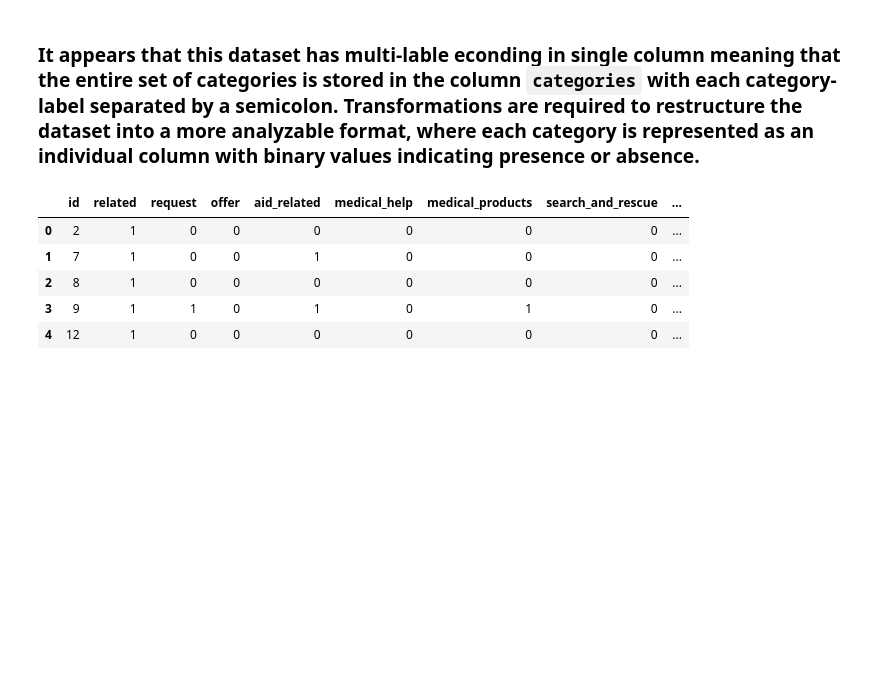
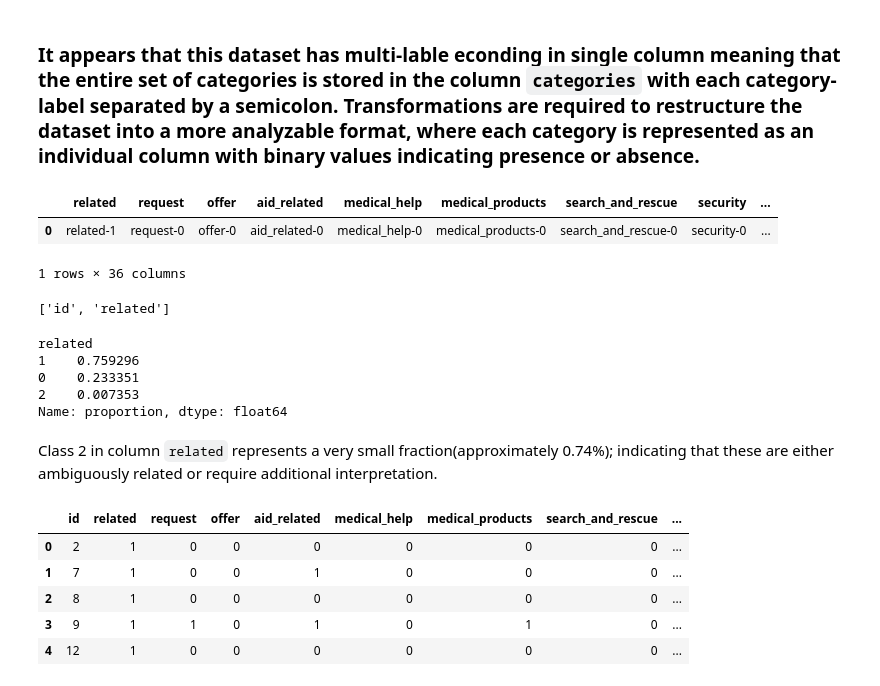
Before and after one commit to mrme77/Disaster-Response-, a Jupyter notebook: ETL Pipeline Preparation.ipynb, the cells around one changed output. Cells and saved outputs as stored; diff of their text form; code cells hidden in the pictures; blank space fills up the shorter version.

```diff
--- a/ETL Pipeline Preparation.ipynb
+++ b/ETL Pipeline Preparation.ipynb
@@ -174,4 +174,16 @@ dtypes: int64(1), object(1)
 memory usage: 410.2+ KB
 # %% [markdown]
 ### It appears that this dataset has multi-lable econding in single column meaning that the entire set of categories is stored in the column `categories` with each category-label separated by a semicolon. Transformations are required to restructure the dataset into a more analyzable format, where each category is represented as an individual column with binary values indicating presence or absence.
+# %%
+# Split the 'categories' column into separate category columns
+categories_split = categories['categories'].str.split(';', expand=True)
+
+# Extract category names from the first row and set them as column headers
+category_colnames = categories_split.iloc[0].str.split('-').str[0]
+categories_split.columns = category_colnames
+categories_split.head(1)
+# %% [output]
+|  | related | request | offer | aid_related | medical_help | medical_products | search_and_rescue | security | ... |
+| 0 | related-1 | request-0 | offer-0 | aid_related-0 | medical_help-0 | medical_products-0 | search_and_rescue-0 | security-0 | ... |
+1 rows × 36 columns
 # %%
@@ -188,6 +193,22 @@ categories_split = categories_split.apply(lambda col: col.str.split('-').str[1].
 # Drop the initial 'categories' column and replace it with the new category columns
 categories.drop('categories', axis=1, inplace=True)
 categories = pd.concat([categories, categories_split], axis=1).reset_index(drop=True)
+# %%
+# Exploring possible non binary categories
+non_binary_columns = [x for x in categories if categories[x].value_counts().shape[0] > 2]
+non_binary_columns
+# %% [output]
+['id', 'related']
+# %%
+categories.related.value_counts(normalize=True)
+# %% [output]
+related
+1    0.759296
+0    0.233351
+2    0.007353
+Name: proportion, dtype: float64
+# %% [markdown]
+Class 2 in column `related` represents a very small fraction(approximately 0.74%); indicating that these are either ambiguously related or require additional interpretation.
 # %%
 # Checking transformations took place
 categories.head()
```
Also changed, not shown: parts of 2 cells of this notebook.
